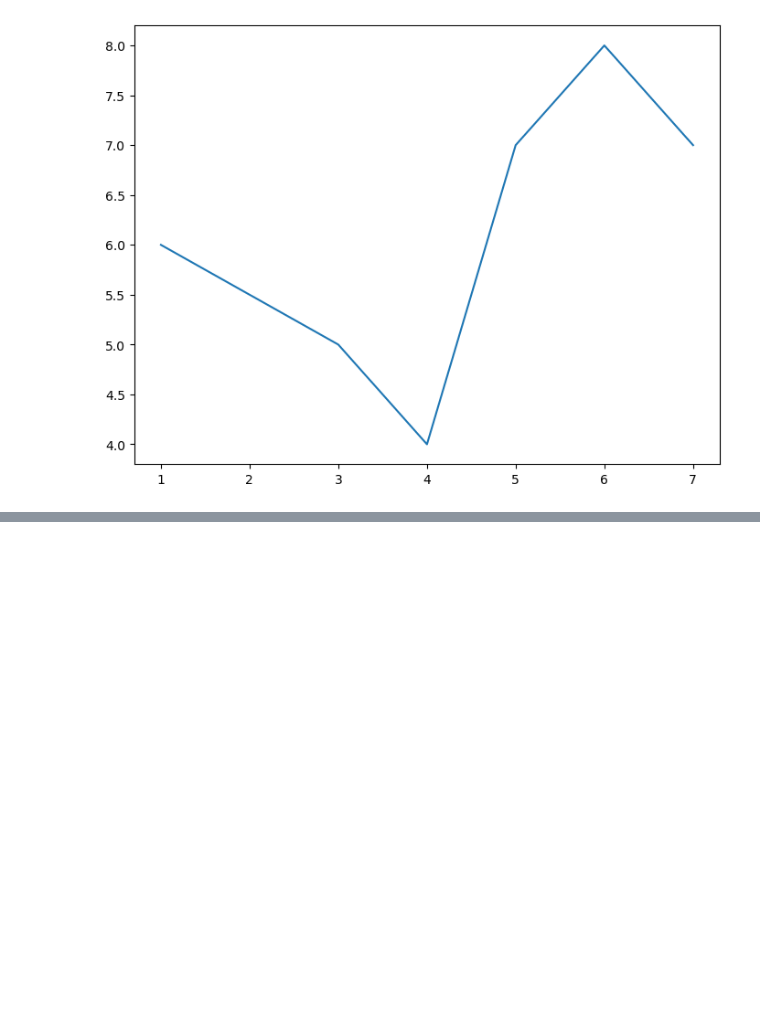
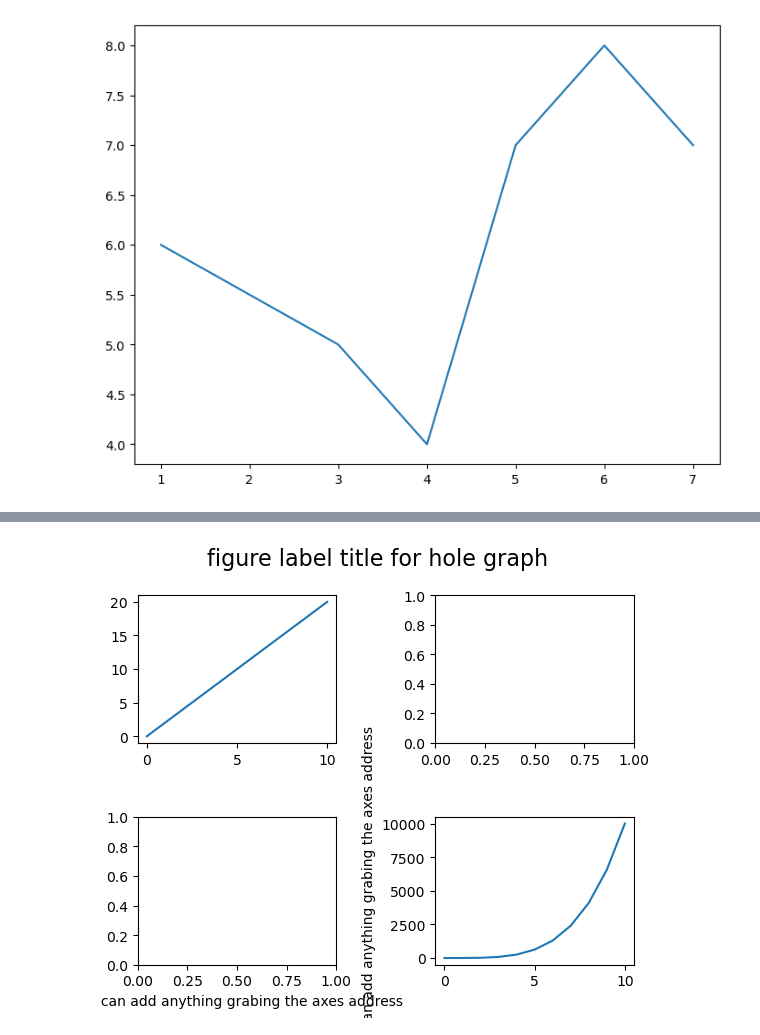
Before and after one commit to shyamghan17/MachineLearning, a Jupyter notebook: MatPlotLib/mat_plot.ipynb, the cells around one changed output, grey strips where cells are left out. Saved outputs shown, nothing was run; the diff lists cells and outputs as text; code cells hidden in the pictures; blank space fills up the shorter version.

```diff
--- a/MatPlotLib/mat_plot.ipynb
+++ b/MatPlotLib/mat_plot.ipynb
@@ -59,0 +66,14 @@ SyntaxError: invalid syntax (525519296.py, line 1)
+# %%
+fig, axes= plt.subplots(nrows=2,ncols=2)
+axes[0][0].plot(x,y)
+axes[1][1].plot(a,b)
+axes[1][1].set_ylabel('you can add anything grabing the axes address')
+axes[1][0].set_xlabel('you can add anything grabing the axes address')
+
+
+# fig.tight_layout()
+fig.subplots_adjust(wspace=.5, hspace=0.5)
+fig.suptitle('figure label title for hole graph', fontsize = 16)
+fig.savefig('figure1.png', dpi = 100)
+# %% [output]
+[figure, added]
```
Also changed, not shown: parts of 6 cells of this notebook, 2 other files.
